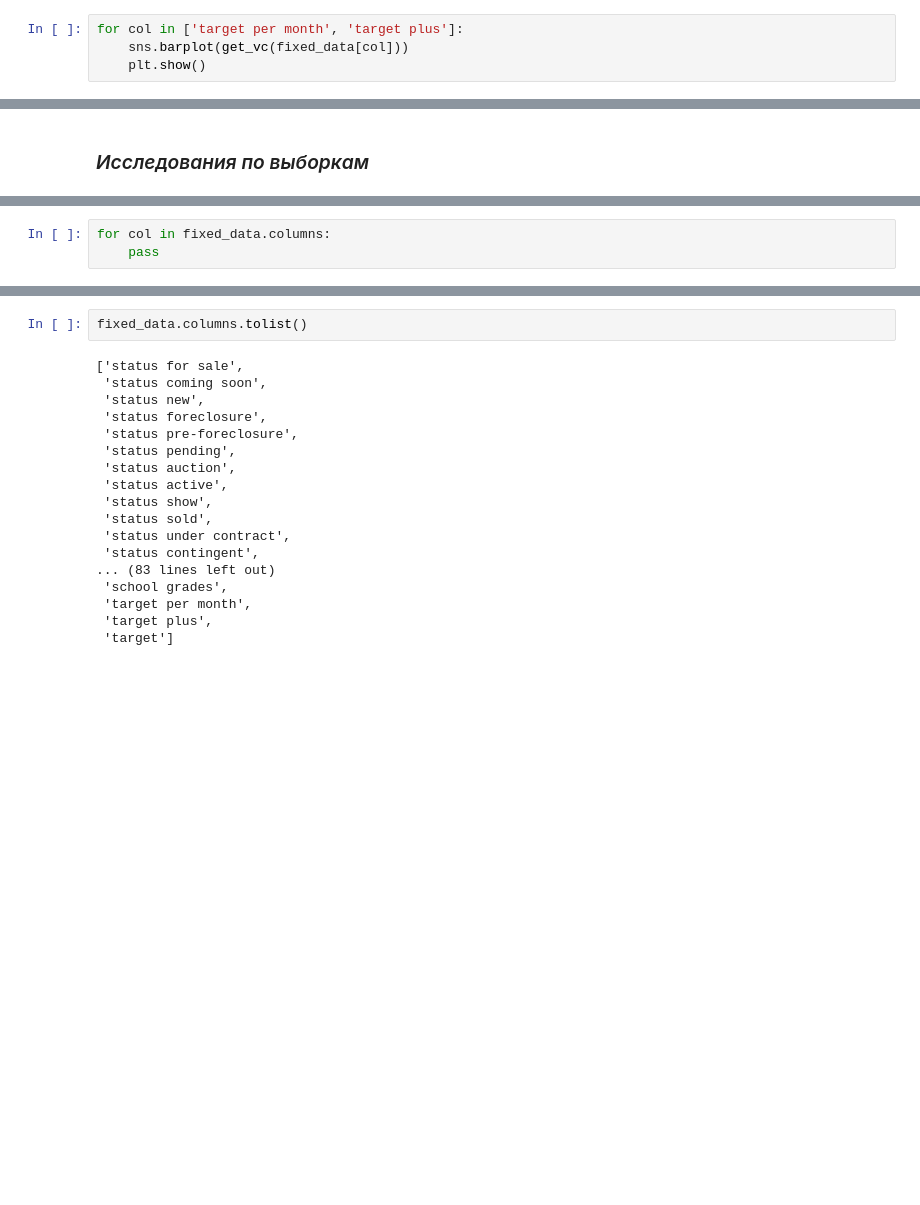
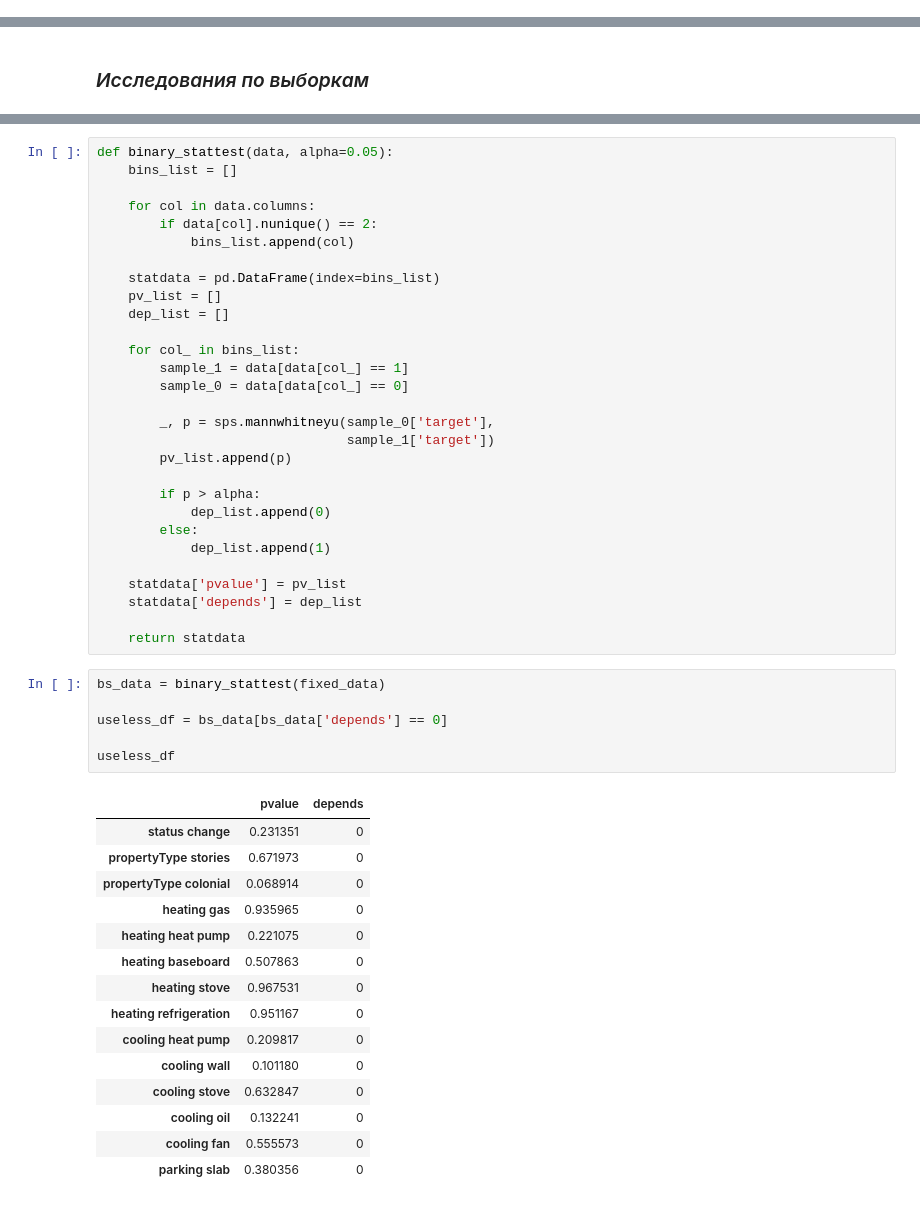
Before and after one commit to georgekovin/Housing-Regression-Project, a Jupyter notebook: modeling_nb.ipynb, the cells around one changed output, grey strips where cells are left out. Saved outputs shown, nothing was run; the diff lists cells and outputs as text; blank space fills up the shorter version.

```diff
--- a/modeling_nb.ipynb
+++ b/modeling_nb.ipynb
@@ -293,4 +258,0 @@ plt.show()
-# %%
-for col in ['target per month', 'target plus']:
-    sns.barplot(get_vc(fixed_data[col]))
-    plt.show()
@@ -381,3 +322,0 @@ ni
-# %%
-for col in fixed_data.columns:
-    pass
@@ -388,20 +323,51 @@ bin_cols
-# %%
-fixed_data.columns.tolist()
-# %% [output]
-['status for sale',
- 'status coming soon',
- 'status new',
- 'status foreclosure',
- 'status pre-foreclosure',
- 'status pending',
- 'status auction',
- 'status active',
- 'status show',
- 'status sold',
- 'status under contract',
- 'status contingent',
-... (83 lines left out)
- 'school grades',
- 'target per month',
- 'target plus',
- 'target']
+# %%
+def binary_stattest(data, alpha=0.05):
+    bins_list = []
+
+    for col in data.columns:
+        if data[col].nunique() == 2:
+            bins_list.append(col)
+
+    statdata = pd.DataFrame(index=bins_list)
+    pv_list = []
+    dep_list = []
+
+    for col_ in bins_list:
+        sample_1 = data[data[col_] == 1]
+        sample_0 = data[data[col_] == 0]
+
+        _, p = sps.mannwhitneyu(sample_0['target'],
+                                sample_1['target'])
+        pv_list.append(p)
+
+        if p > alpha:
+            dep_list.append(0)
+        else:
+            dep_list.append(1)
+
+    statdata['pvalue'] = pv_list
+    statdata['depends'] = dep_list
+
+    return statdata
+# %%
+bs_data = binary_stattest(fixed_data)
+
+useless_df = bs_data[bs_data['depends'] == 0]
+
+useless_df
+# %% [output]
+|  | pvalue | depends |
+| status change | 0.231351 | 0 |
+| propertyType stories | 0.671973 | 0 |
+| propertyType colonial | 0.068914 | 0 |
+| heating gas | 0.935965 | 0 |
+| heating heat pump | 0.221075 | 0 |
+| heating baseboard | 0.507863 | 0 |
+| heating stove | 0.967531 | 0 |
+| heating refrigeration | 0.951167 | 0 |
+| cooling heat pump | 0.209817 | 0 |
+| cooling wall | 0.101180 | 0 |
+| cooling stove | 0.632847 | 0 |
+| cooling oil | 0.132241 | 0 |
+| cooling fan | 0.555573 | 0 |
+| parking slab | 0.380356 | 0 |
```
Also changed, not shown: parts of 26 cells of this notebook, 1 other file.
